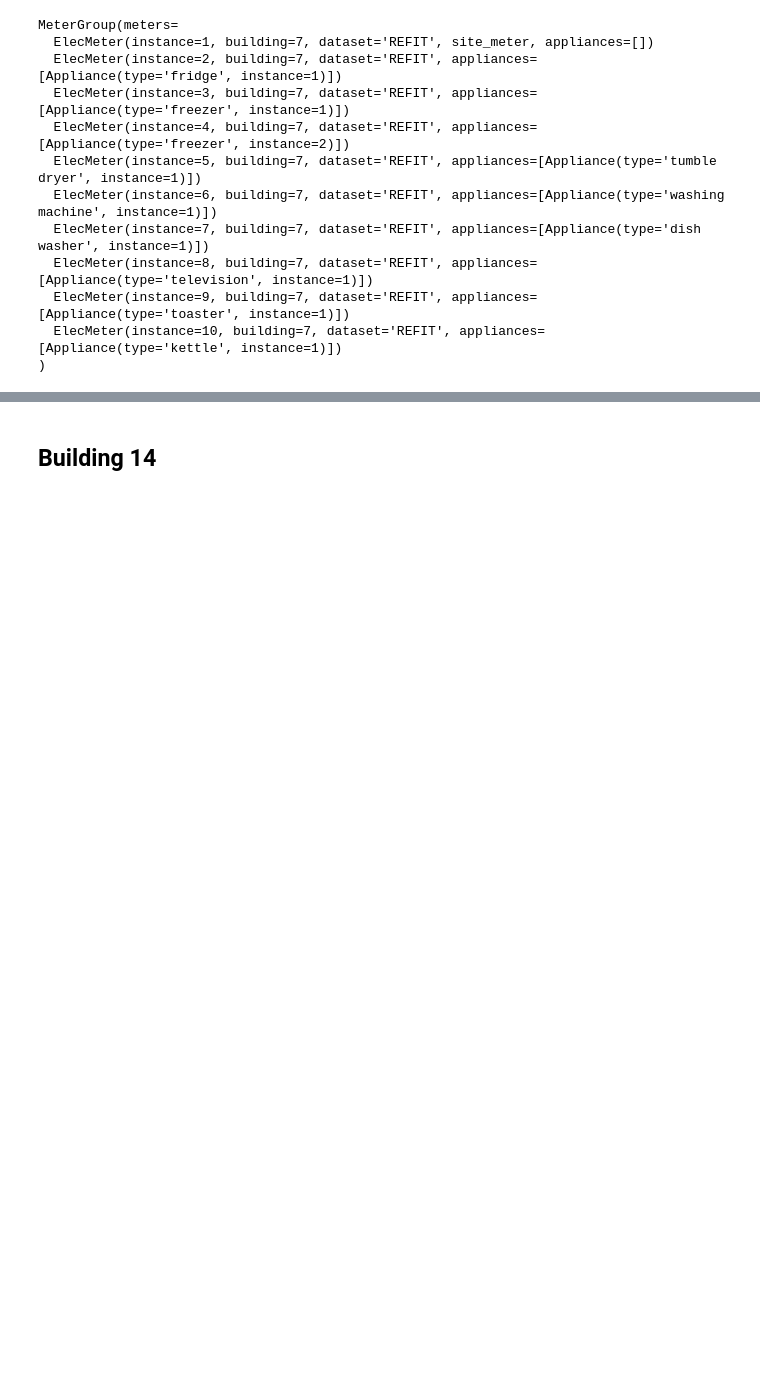
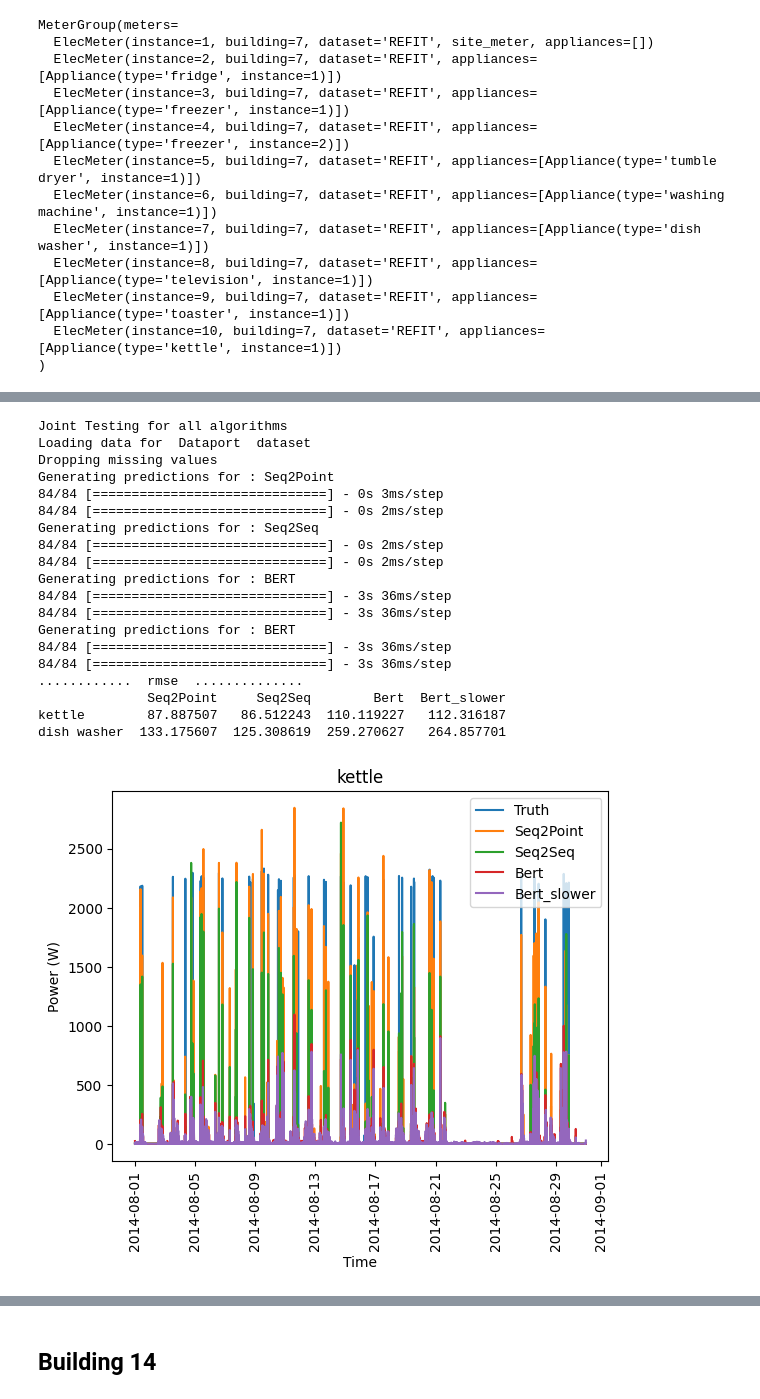
Before and after one commit to johannesgl4d0s/case_study, a Jupyter notebook: CaseStudy1_ml.ipynb, the cells around one changed output, grey strips where cells are left out. Cells and saved outputs as stored; diff of their text form; code cells hidden in the pictures; blank space fills up the shorter version.

```diff
--- a/CaseStudy1_ml.ipynb
+++ b/CaseStudy1_ml.ipynb
@@ -1001,7 +1044,9 @@ building7_param = {
   "appliances": ["kettle", "dish washer"],
   "methods": {"Seq2Point": Seq2Point({"n_epochs": 20}),
               "Seq2Seq": Seq2Seq({"n_epochs": 20}),
-              "Bert": BERT({"n_epochs": 20})},
+              "Bert": BERT({"n_epochs": 10}),
+              "Bert_slower": BERT({"n_epochs": 10, "learning_rate": 0.0005})
+              },
   "display_predictions": True,
   "train": {
     "datasets": {
@@ -1031,13 +1076,3 @@ building7_param = {
         "metrics":["rmse"]
     }
   }
-# %%
-if Path(f"{data_path}/building7.pkl").exists():
-    # Load the model and skip the training
-    with open(f"{data_path}/building7.pkl", "rb") as f:
-        building7_mod = pickle.load(f)
-else:
-    # Train the model, save to pickle file
-    building7_mod = API(building7_param)
-    with open(f"{data_path}/building7.pkl", "wb") as f:
-        pickle.dump(building7_mod, f)
@@ -1062,0 +1079,32 @@ dish washer  150.261231  123.201539  263.455078
+# %%
+if Path(f"{data_path}/building7.joblib").exists() == False:
+    building7_mod = API(building7_param)
+    results = {
+        "pred_overall": building7_mod.pred_overall,
+        "errors": building7_mod.errors,
+        "test_mains": building7_mod.test_mains,
+        "test_submeters": building7_mod.test_submeters
+    }
+    with open(f"{data_path}/building7.joblib", "wb") as f:
+        joblib.dump(results, f)
+# %% [output]
+Joint Testing for all algorithms
+Loading data for  Dataport  dataset
+Dropping missing values
+Generating predictions for : Seq2Point
+84/84 [==============================] - 0s 3ms/step
+84/84 [==============================] - 0s 2ms/step
+Generating predictions for : Seq2Seq
+84/84 [==============================] - 0s 2ms/step
+84/84 [==============================] - 0s 2ms/step
+Generating predictions for : BERT
+84/84 [==============================] - 3s 36ms/step
+84/84 [==============================] - 3s 36ms/step
+Generating predictions for : BERT
+84/84 [==============================] - 3s 36ms/step
+84/84 [==============================] - 3s 36ms/step
+............  rmse  ..............
+              Seq2Point     Seq2Seq        Bert  Bert_slower
+kettle        87.887507   86.512243  110.119227   112.316187
+dish washer  133.175607  125.308619  259.270627   264.857701
+[figure, added]
```
Also changed, not shown: parts of 22 cells of this notebook, 4 other files.
